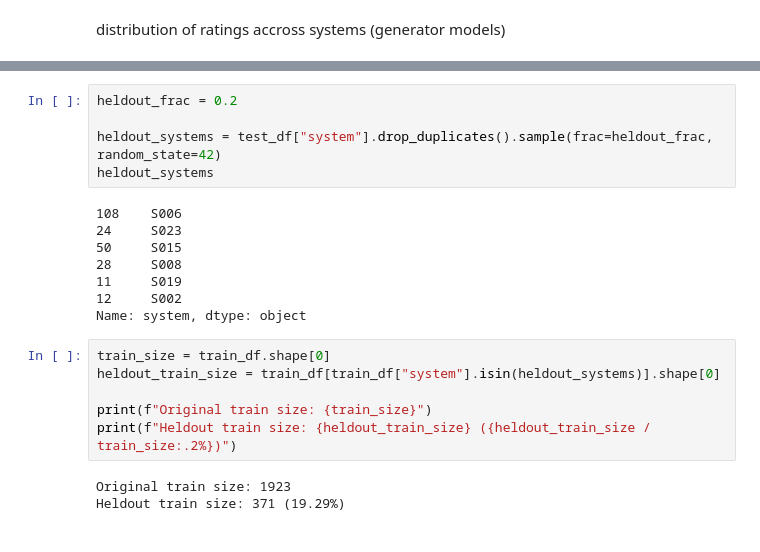
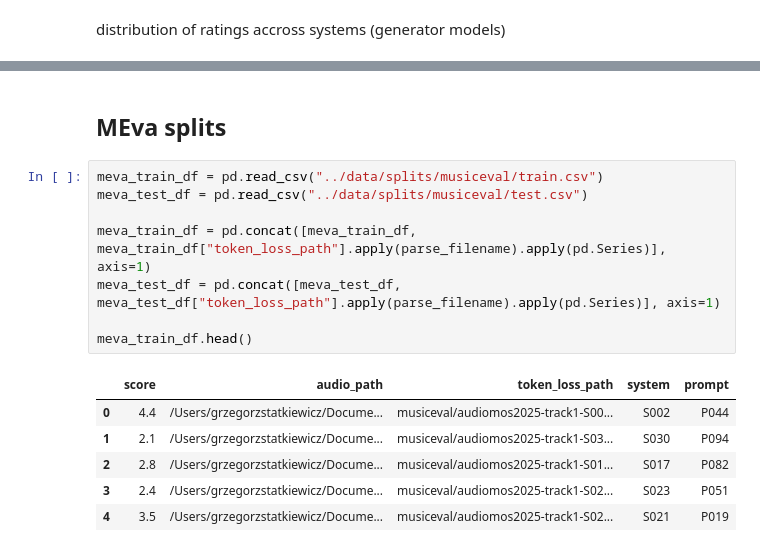
Before and after one commit to gamemeine/music-gen-eval, a Jupyter notebook: notebooks/1.0-gs-musiceval-full-overview.ipynb, the cells around one changed output, grey strips where cells are left out. Drawn from its saved outputs; the diff is of its cells as text.

```diff
--- a/notebooks/1.0-gs-musiceval-full-overview.ipynb
+++ b/notebooks/1.0-gs-musiceval-full-overview.ipynb
@@ -88,22 +91,17 @@ Sample the heldout systems for evaluation if the model is corelating on unseed g
-# %%
-heldout_frac = 0.2
-
-heldout_systems = test_df["system"].drop_duplicates().sample(frac=heldout_frac, random_state=42)
-heldout_systems
-# %% [output]
-108    S006
-24     S023
-50     S015
-28     S008
-11     S019
-12     S002
-Name: system, dtype: object
-# %%
-train_size = train_df.shape[0]
-heldout_train_size = train_df[train_df["system"].isin(heldout_systems)].shape[0]
-
-print(f"Original train size: {train_size}")
-print(f"Heldout train size: {heldout_train_size} ({heldout_train_size / train_size:.2%})")
-# %% [output]
-Original train size: 1923
-Heldout train size: 371 (19.29%)
+# %% [markdown]
+## MEva splits
+# %%
+meva_train_df = pd.read_csv("../data/splits/musiceval/train.csv")
+meva_test_df = pd.read_csv("../data/splits/musiceval/test.csv")
+
+meva_train_df = pd.concat([meva_train_df, meva_train_df["token_loss_path"].apply(parse_filename).apply(pd.Series)], axis=1)
+meva_test_df = pd.concat([meva_test_df, meva_test_df["token_loss_path"].apply(parse_filename).apply(pd.Series)], axis=1)
+
+meva_train_df.head()
+# %% [output]
+|  | score | audio_path | token_loss_path | system | prompt |
+| 0 | 4.4 | /Users/grzegorzstatkiewicz/Docume... | musiceval/audiomos2025-track1-S00... | S002 | P044 |
+| 1 | 2.1 | /Users/grzegorzstatkiewicz/Docume... | musiceval/audiomos2025-track1-S03... | S030 | P094 |
+| 2 | 2.8 | /Users/grzegorzstatkiewicz/Docume... | musiceval/audiomos2025-track1-S01... | S017 | P082 |
+| 3 | 2.4 | /Users/grzegorzstatkiewicz/Docume... | musiceval/audiomos2025-track1-S02... | S023 | P051 |
+| 4 | 3.5 | /Users/grzegorzstatkiewicz/Docume... | musiceval/audiomos2025-track1-S02... | S021 | P019 |
```
Also changed, not shown: parts of 10 cells of this notebook, 6 other files.
